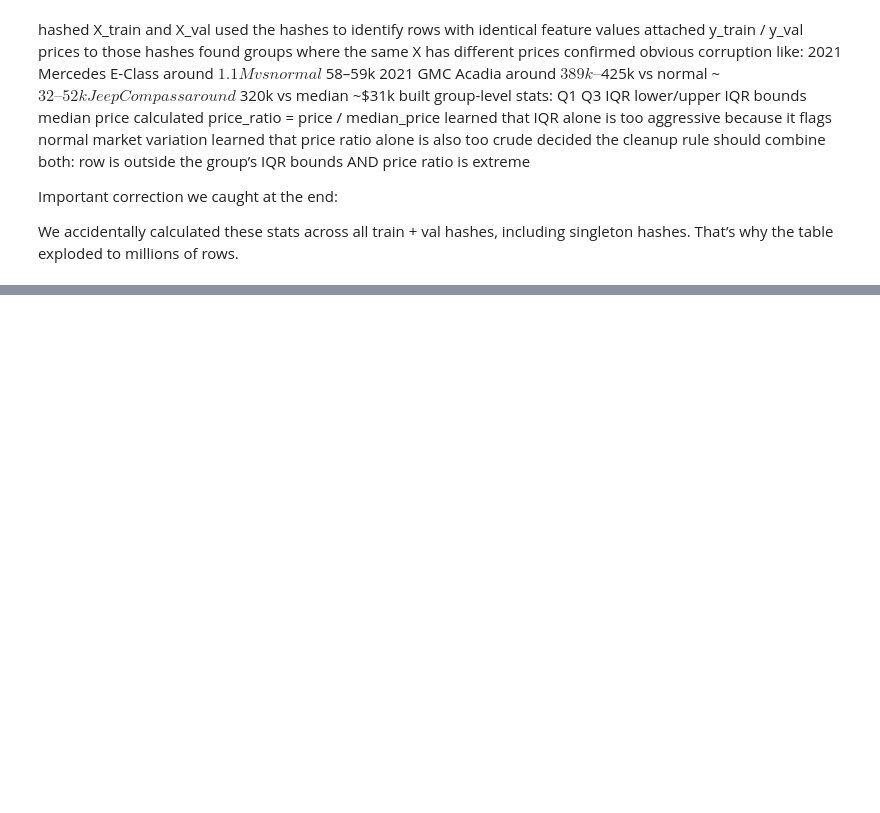
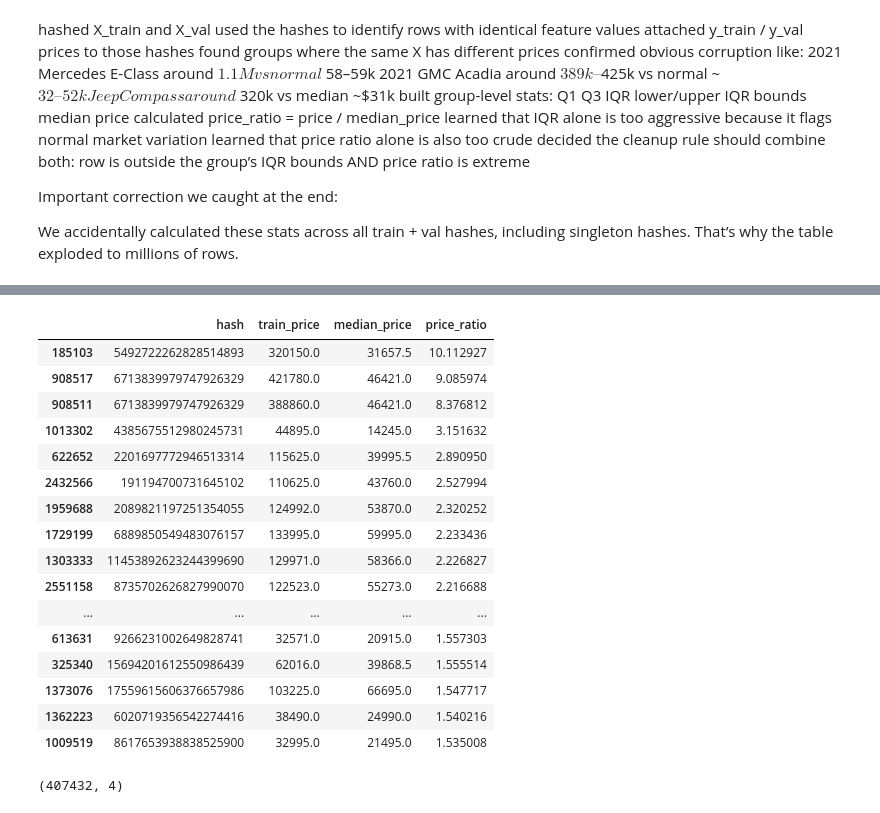
Before and after one commit to CaseyKiiza2026/vehicle-valuation-platform, a Jupyter notebook: notebooks/other_model.ipynb, the cells around one changed output, grey strips where cells are left out. Drawn from its saved outputs; the diff is of its cells as text; code cells hidden in the pictures; blank space fills up the shorter version.

```diff
--- a/notebooks/other_model.ipynb
+++ b/notebooks/other_model.ipynb
@@ -523,0 +570,50 @@ train_lookup = pd.DataFrame({
+# %%
+train_analysis = (
+    pd.DataFrame({
+        "hash": pd.util.hash_pandas_object(X_train, index=False),
+        "train_price": y_train
+    })
+)
+
+train_analysis = train_analysis[
+    train_analysis["hash"].duplicated(keep=False)
+]
+
+train_analysis["median_price"] = (
+    train_analysis.groupby("hash")["train_price"]
+    .transform("median")
+)
+
+train_analysis["price_ratio"] = (
+    train_analysis["train_price"] /
+    train_analysis["median_price"]
+)
+
+train_analysis = train_analysis.sort_values(
+    "price_ratio",
+    ascending=False
+)
+# %%
+train_analysis.head(50)
+# %% [output]
+|  | hash | train_price | median_price | price_ratio |
+| 185103 | 5492722262828514893 | 320150.0 | 31657.5 | 10.112927 |
+| 908517 | 6713839979747926329 | 421780.0 | 46421.0 | 9.085974 |
+| 908511 | 6713839979747926329 | 388860.0 | 46421.0 | 8.376812 |
+| 1013302 | 4385675512980245731 | 44895.0 | 14245.0 | 3.151632 |
+| 622652 | 2201697772946513314 | 115625.0 | 39995.5 | 2.890950 |
+| 2432566 | 191194700731645102 | 110625.0 | 43760.0 | 2.527994 |
+| 1959688 | 2089821197251354055 | 124992.0 | 53870.0 | 2.320252 |
+| 1729199 | 6889850549483076157 | 133995.0 | 59995.0 | 2.233436 |
+| 1303333 | 11453892623244399690 | 129971.0 | 58366.0 | 2.226827 |
+| 2551158 | 8735702626827990070 | 122523.0 | 55273.0 | 2.216688 |
+| ... | ... | ... | ... | ... |
+| 613631 | 9266231002649828741 | 32571.0 | 20915.0 | 1.557303 |
+| 325340 | 15694201612550986439 | 62016.0 | 39868.5 | 1.555514 |
+| 1373076 | 17559615606376657986 | 103225.0 | 66695.0 | 1.547717 |
+| 1362223 | 6020719356542274416 | 38490.0 | 24990.0 | 1.540216 |
+| 1009519 | 8617653938838525900 | 32995.0 | 21495.0 | 1.535008 |
+# %%
+train_analysis.shape
+# %% [output]
+(407432, 4)
```
Also changed, not shown: parts of 8 cells of this notebook.
